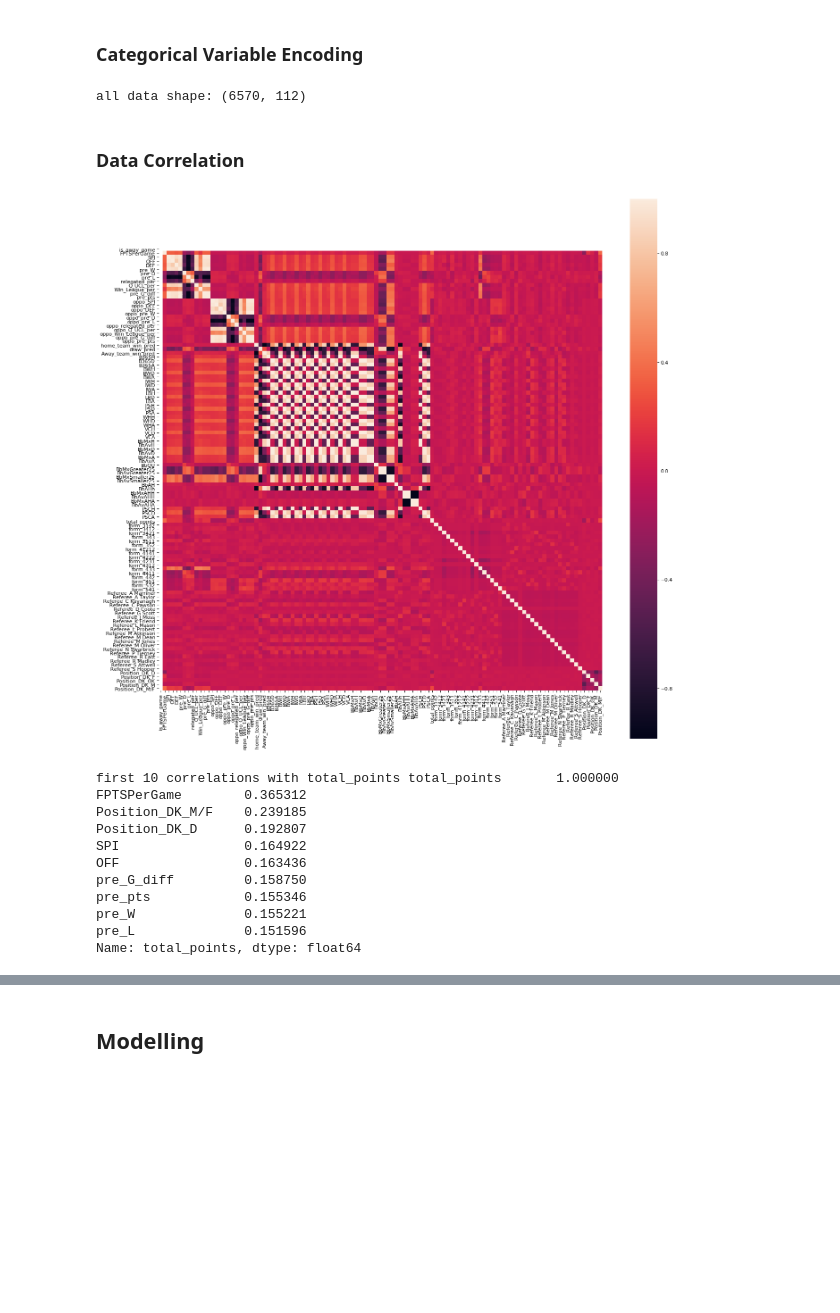
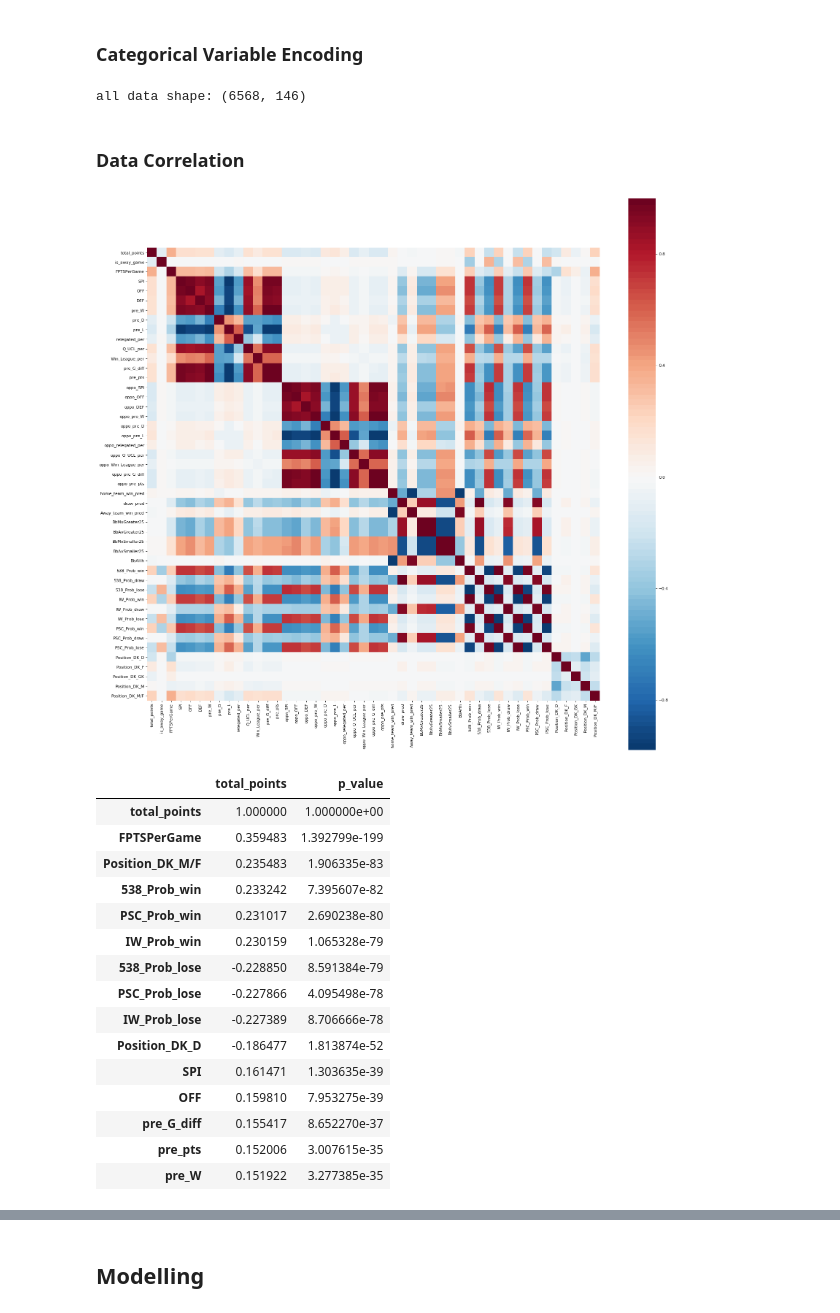
Before and after one commit to add-one-second/SoccerPlayerPerformance, a Jupyter notebook: SoccerPrediction.ipynb, the cells around one changed output, grey strips where cells are left out. Saved outputs shown, nothing was run; the diff lists cells and outputs as text; code cells hidden in the pictures; blank space fills up the shorter version.

Commit message:
Predict soccer player game performance

```diff
--- a/SoccerPrediction.ipynb
+++ b/SoccerPrediction.ipynb
@@ -155,5 +156,6 @@ data_df.sort_values(by='total_points', ascending=True).head(10)
 # %%
 # Remove individual outliers
 data_df = data_df.sort_values(by='total_points', ascending=False).iloc[2:]  # drop the highest two games
+data_df = data_df.sort_values(by='total_points', ascending=True).iloc[2:]  # drop the lowest two games
 print('after removing outliers, remaining games:', len(data_df))
 # %% [output]
@@ -162,7 +164,8 @@ after removing outliers, remaining games: 6898
 ### Data Transformation
 # %%
 # fix skewness of the target variable
-data_df['total_points'] = data_df['total_points'] - data_df['total_points'].min()
+min_points_in_original_db = data_df['total_points'].min()
+data_df['total_points'] = data_df['total_points'] - min_points_in_original_db
 data_df['total_points'] = np.log1p(data_df['total_points'])
 plt.figure()
 plt.xlabel('total_points')
@@ -261,0 +268,4 @@ PSH                  2.294369
+# %%
+data_df_org = data_df.copy()  # Just a backup
+# %%
+data_df = data_df_org.copy()
@@ -262,14 +320,11 @@ PSH                  2.294369
 # %% [markdown]
 ### Categorical Variable Encoding
 # %%
-# transform is_away_game from string to 0/1
-data_df.loc[[ii == b'' for ii in data_df['is_away_game']], 'is_away_game'] = 0
-data_df.loc[[ii != b'' for ii in data_df['is_away_game']], 'is_away_game'] = 1
-
 # One-hot encoding for categorical data
+data_df_before_encoding = data_df.copy()
 data_df = pd.get_dummies(data_df)
 print('all data shape:', data_df.shape)
 # %% [output]
-all data shape: (6570, 112)
+all data shape: (6568, 146)
 # %% [markdown]
 ### Data Correlation
@@ -276,20 +338,30 @@ all data shape: (6570, 112)
 # %%
 # data correlation
-fig=plt.figure(figsize=(20,20), dpi= 80)
-corrmat = data_df.corr()
-sns.heatmap(corrmat, square=True, xticklabels=True, yticklabels=True)
+fig=plt.figure(figsize=(25,25), dpi= 80)
+sns.heatmap(corrmat, square=True, xticklabels=True, yticklabels=True, center=0, cmap=sns.color_palette("RdBu_r", 100))
 plt.show()
-print('first 10 abs. correlations with total_points', abs(corrmat.total_points).sort_values(ascending=False).head(10))
 # %% [output]
-[figure, old version]
+[figure, new version]
-first 10 correlations with total_points total_points       1.000000
-FPTSPerGame        0.365312
-Position_DK_M/F    0.239185
-Position_DK_D      0.192807
-SPI                0.164922
-OFF                0.163436
-pre_G_diff         0.158750
-pre_pts            0.155346
-pre_W              0.155221
-pre_L              0.151596
-Name: total_points, dtype: float64
+# %%
+# First 15 features with highest abs corrcoef
+total_points_corr_df = corrmat.loc[abs(corrmat.total_points).sort_values(ascending=False).head(15).index, 'total_points'].to_frame()
+total_points_corr_df['p_value']  = \
+    corrmat_p.loc[abs(corrmat.total_points).sort_values(ascending=False).head(15).index, 'total_points'].values
+total_points_corr_df
+# %% [output]
+|  | total_points | p_value |
+| total_points | 1.000000 | 1.000000e+00 |
+| FPTSPerGame | 0.359483 | 1.392799e-199 |
+| Position_DK_M/F | 0.235483 | 1.906335e-83 |
+| 538_Prob_win | 0.233242 | 7.395607e-82 |
+| PSC_Prob_win | 0.231017 | 2.690238e-80 |
+| IW_Prob_win | 0.230159 | 1.065328e-79 |
+| 538_Prob_lose | -0.228850 | 8.591384e-79 |
+| PSC_Prob_lose | -0.227866 | 4.095498e-78 |
+| IW_Prob_lose | -0.227389 | 8.706666e-78 |
+| Position_DK_D | -0.186477 | 1.813874e-52 |
+| SPI | 0.161471 | 1.303635e-39 |
+| OFF | 0.159810 | 7.953275e-39 |
+| pre_G_diff | 0.155417 | 8.652270e-37 |
+| pre_pts | 0.152006 | 3.007615e-35 |
+| pre_W | 0.151922 | 3.277385e-35 |
```
Also changed, not shown: parts of 93 cells of this notebook.
